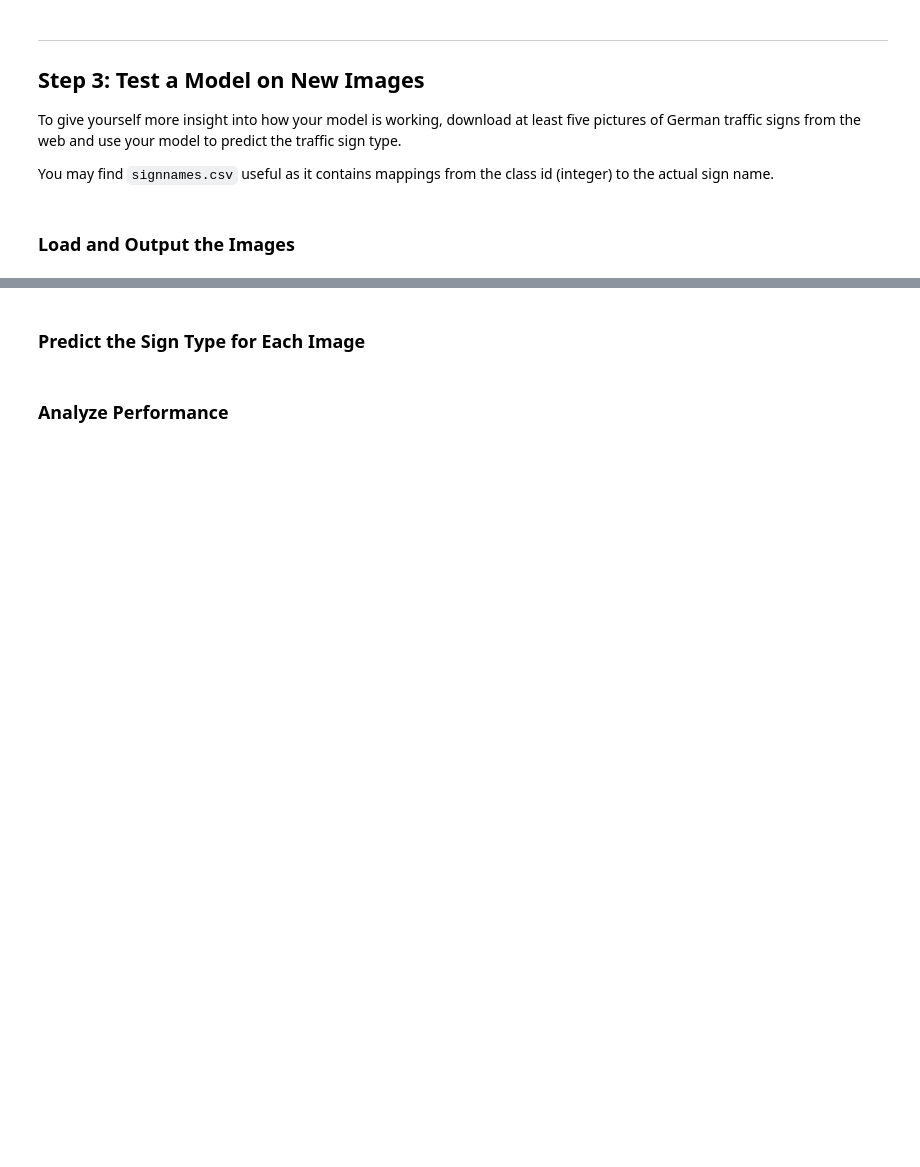
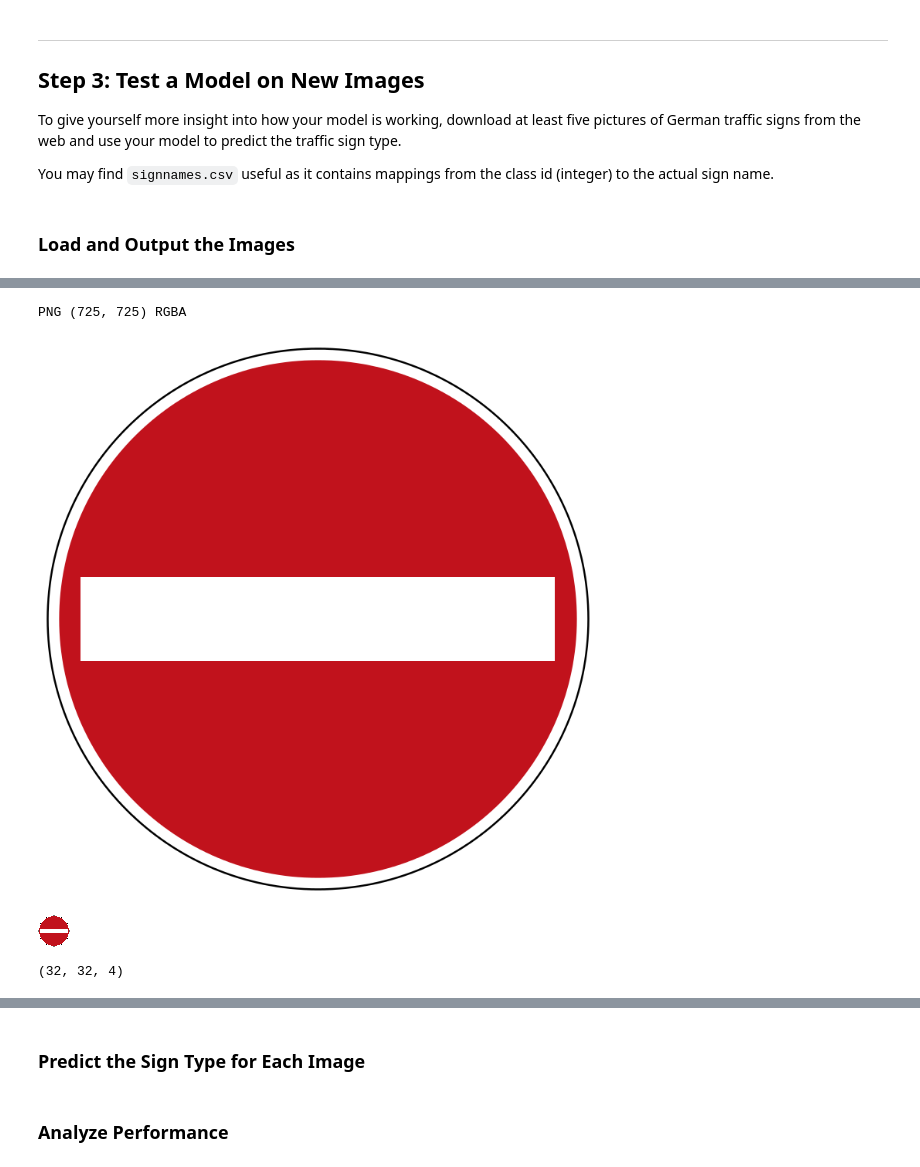
Before and after one commit to manprets/traffic_sign_classifier, a Jupyter notebook: traffic_sign_classifier.ipynb, the cells around one changed output, grey strips where cells are left out. Cells and saved outputs as stored; diff of their text form; code cells hidden in the pictures; blank space fills up the shorter version.

```diff
--- a/traffic_sign_classifier.ipynb
+++ b/traffic_sign_classifier.ipynb
@@ -570,0 +790,10 @@ You may find `signnames.csv` useful as it contains mappings from the class id (i
+# %%
+im = Image.open("./new_examples/0.png")
+# %%
+print(im.format, im.size, im.mode)
+# %% [output]
+PNG (725, 725) RGBA
+# %%
+im
+# %% [output]
+[figure, added]
@@ -570,0 +802,4 @@ You may find `signnames.csv` useful as it contains mappings from the class id (i
+# %%
+im
+# %% [output]
+[figure, added]
@@ -570,0 +810,4 @@ You may find `signnames.csv` useful as it contains mappings from the class id (i
+# %%
+im_asarray.shape
+# %% [output]
+(32, 32, 4)
```
Also changed, not shown: parts of 67 cells of this notebook.
